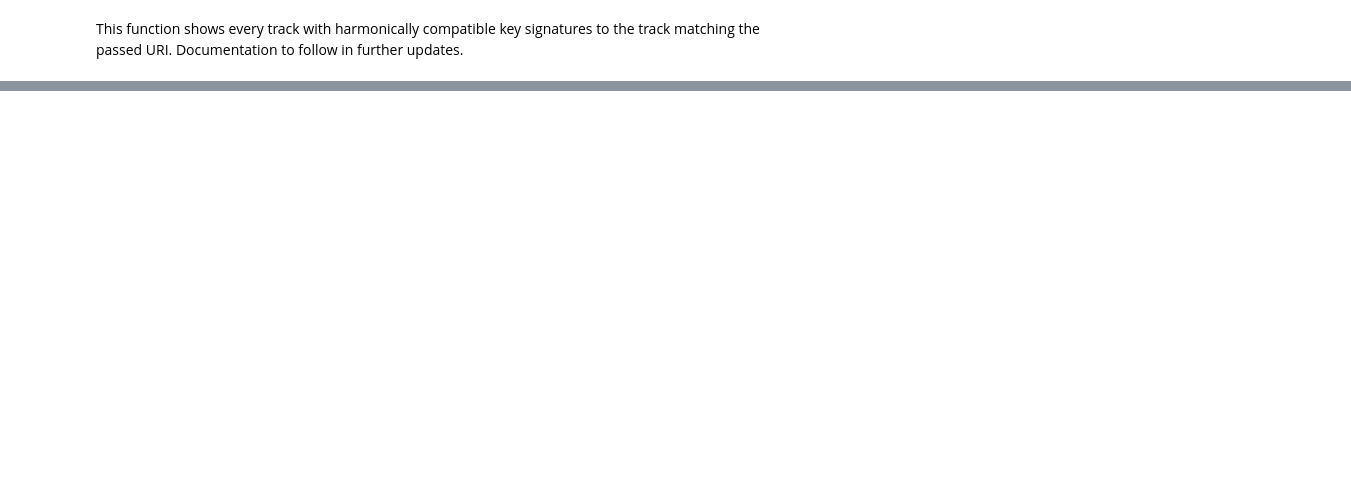
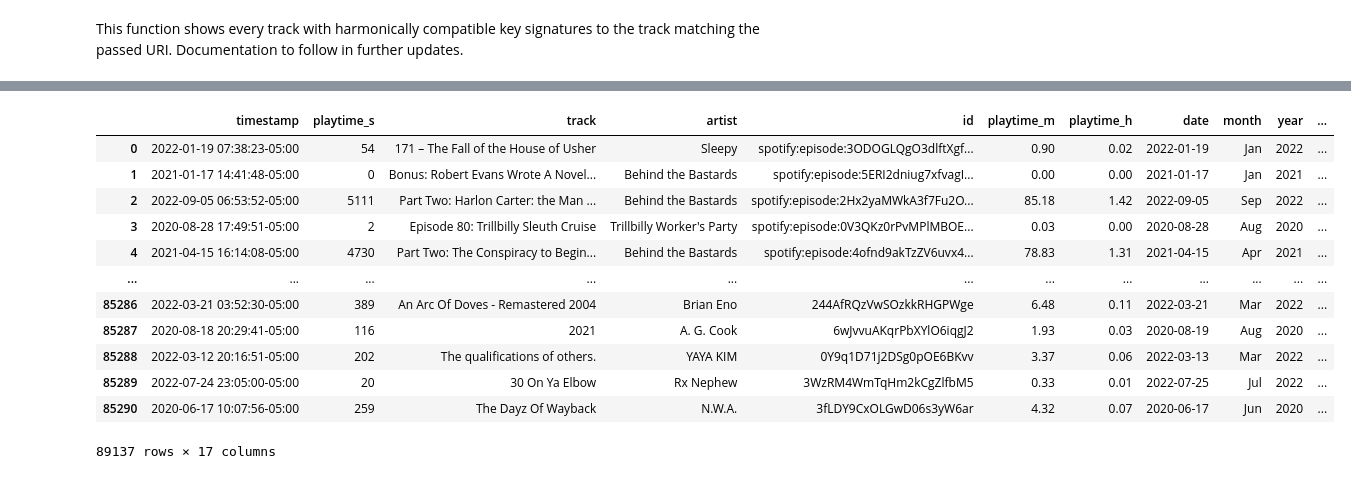
Before and after one commit to mmmuir/CL_DA2, a Jupyter notebook: analysis.ipynb, the cells around one changed output, grey strips where cells are left out. Drawn from its saved outputs; the diff is of its cells as text; code cells hidden in the pictures; blank space fills up the shorter version.

```diff
--- a/analysis.ipynb
+++ b/analysis.ipynb
@@ -299,0 +601,29 @@ comp_plothpm(comp_hpm(combined))
+# %%
+# music_streams.iloc
+
+
+def prepare_comparison(*dfs, col_names=None):
+    for i, df in enumerate(dfs):
+        df = df.copy(deep=True)
+        if not col_names:
+            df.loc[:, 'ds'] = 'ds' + str(i)
+        else:
+            df.loc[:, 'ds'] = col_names[i]
+    return pd.concat([df.copy() for df in dfs])
+
+
+prepare_comparison(podcasts, music_streams)
+# %% [output]
+|  | timestamp | playtime_s | track | artist | id | playtime_m | playtime_h | date | month | year | ... |
+| 0 | 2022-01-19 07:38:23-05:00 | 54 | 171 – The Fall of the House of Usher | Sleepy | spotify:episode:3ODOGLQgO3dlftXgf... | 0.90 | 0.02 | 2022-01-19 | Jan | 2022 | ... |
+| 1 | 2021-01-17 14:41:48-05:00 | 0 | Bonus: Robert Evans Wrote A Novel... | Behind the Bastards | spotify:episode:5ERI2dniug7xfvagI... | 0.00 | 0.00 | 2021-01-17 | Jan | 2021 | ... |
+| 2 | 2022-09-05 06:53:52-05:00 | 5111 | Part Two: Harlon Carter: the Man ... | Behind the Bastards | spotify:episode:2Hx2yaMWkA3f7Fu2O... | 85.18 | 1.42 | 2022-09-05 | Sep | 2022 | ... |
+| 3 | 2020-08-28 17:49:51-05:00 | 2 | Episode 80: Trillbilly Sleuth Cruise | Trillbilly Worker's Party | spotify:episode:0V3QKz0rPvMPlMBOE... | 0.03 | 0.00 | 2020-08-28 | Aug | 2020 | ... |
+| 4 | 2021-04-15 16:14:08-05:00 | 4730 | Part Two: The Conspiracy to Begin... | Behind the Bastards | spotify:episode:4ofnd9akTzZV6uvx4... | 78.83 | 1.31 | 2021-04-15 | Apr | 2021 | ... |
+| ... | ... | ... | ... | ... | ... | ... | ... | ... | ... | ... | ... |
+| 85286 | 2022-03-21 03:52:30-05:00 | 389 | An Arc Of Doves - Remastered 2004 | Brian Eno | 244AfRQzVwSOzkkRHGPWge | 6.48 | 0.11 | 2022-03-21 | Mar | 2022 | ... |
+| 85287 | 2020-08-18 20:29:41-05:00 | 116 | 2021 | A. G. Cook | 6wJvvuAKqrPbXYlO6iqgJ2 | 1.93 | 0.03 | 2020-08-19 | Aug | 2020 | ... |
+| 85288 | 2022-03-12 20:16:51-05:00 | 202 | The qualifications of others. | YAYA KIM | 0Y9q1D71j2DSg0pOE6BKvv | 3.37 | 0.06 | 2022-03-13 | Mar | 2022 | ... |
+| 85289 | 2022-07-24 23:05:00-05:00 | 20 | 30 On Ya Elbow | Rx Nephew | 3WzRM4WmTqHm2kCgZlfbM5 | 0.33 | 0.01 | 2022-07-25 | Jul | 2022 | ... |
+| 85290 | 2020-06-17 10:07:56-05:00 | 259 | The Dayz Of Wayback | N.W.A. | 3fLDY9CxOLGwD06s3yW6ar | 4.32 | 0.07 | 2020-06-17 | Jun | 2020 | ... |
+89137 rows × 17 columns
```
Also changed, not shown: parts of 40 cells of this notebook, 8 other files.
